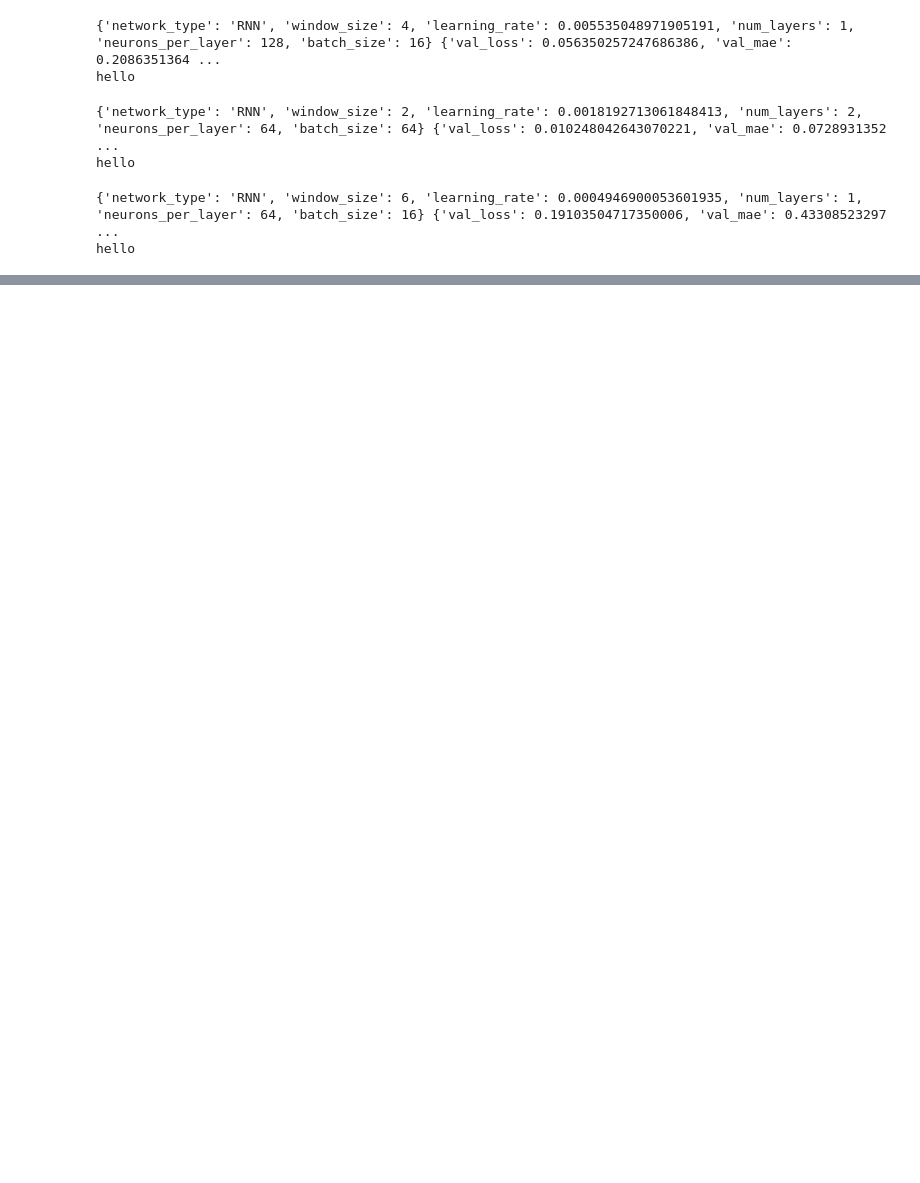
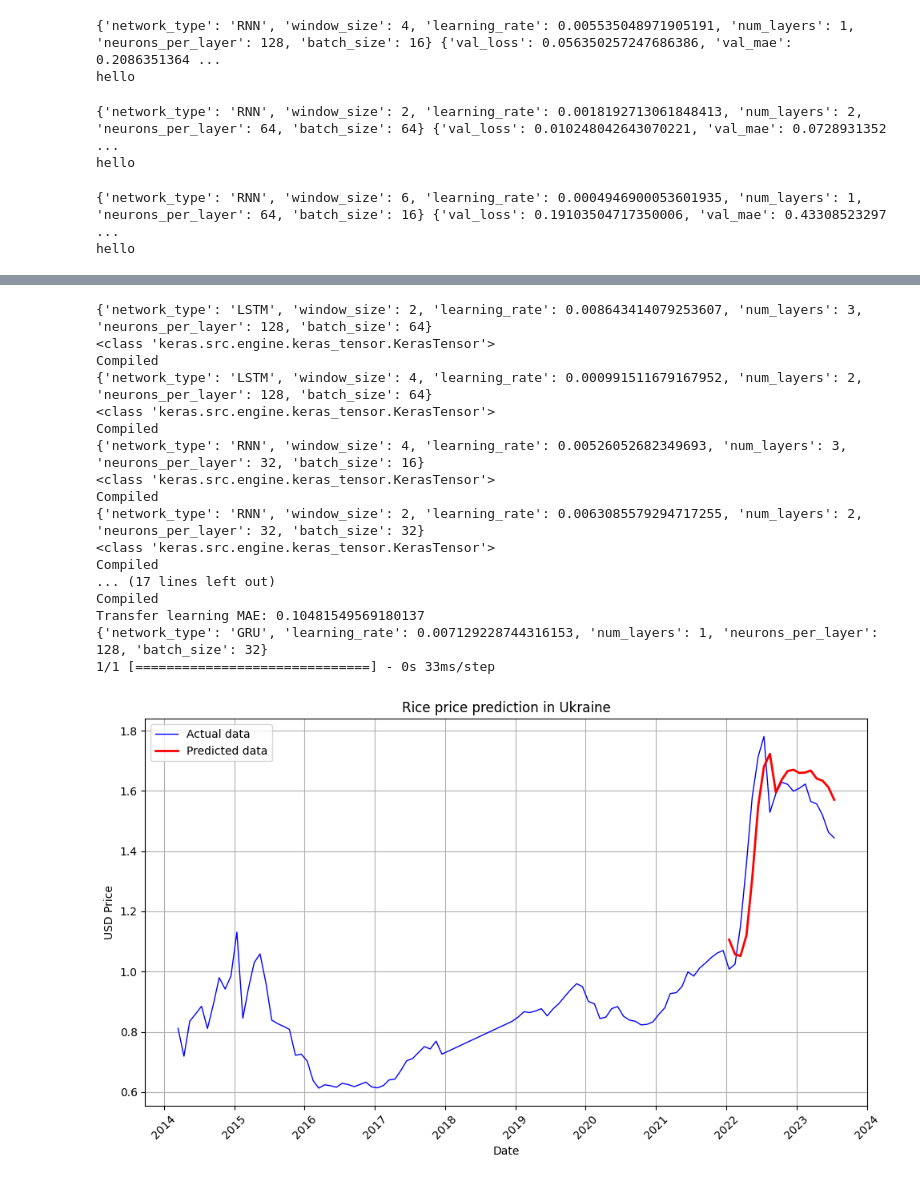
Before and after one commit to JanaJankovic/transfer-learning, a Jupyter notebook: src/model.ipynb, the cells around one changed output, grey strips where cells are left out. Drawn from its saved outputs; the diff is of its cells as text; code cells hidden in the pictures; blank space fills up the shorter version.

Commit message:
add transfer learning

```diff
--- a/src/model.ipynb
+++ b/src/model.ipynb
@@ -86,7 +88,32 @@ vis.plot_evaluations(small_datasets, commodity, c.get_small_model_results())
 # %%
 small_df = pd.read_csv(c.get_countries(commodity, 'Ukraine')['processed'])
-for result in results:
-    transfer_model, mse, mae = train.transfer_learning(small_df[['usdprice']], c.get_model_filename(country, commodity), best_params['window_size'], param_grid, dataset_info, num_iterations=70)
-    transfer_model.save(c.get_tl_model_filename(country, 'Ukraine', commodity))
-    print(f'Transfer learning MSE: {mse}, MAE: {mae}')
-    vis.plot_model_prediction(small_df, transfer_model, best_params, c.get_scaler_filename(country, commodity), f'{commodity} price prediction in {country}')
+
+india_metadata = tls.get_result(c.get_large_model_results(), 'India', commodity)
+window_size = india_metadata['best_params']['window_size']
+
+transfer_model, best_params, metrics = tl.random_search_transfer_learning(small_df[['usdprice']], c.get_model_filename('India', commodity), window_size, param_grid, {'country': 'India', 'commodity': commodity}, 10)
+
+
+print(f"Transfer learning MAE: {metrics['mae']}")
+print(best_params)
+
+vis.plot_model_prediction(small_df, transfer_model, india_metadata['best_params'], c.get_scaler_filename('Ukraine', commodity), f'{commodity} price prediction in Ukraine')
+# %% [output]
+{'network_type': 'LSTM', 'window_size': 2, 'learning_rate': 0.008643414079253607, 'num_layers': 3, 'neurons_per_layer': 128, 'batch_size': 64}
+<class 'keras.src.engine.keras_tensor.KerasTensor'>
+Compiled
+{'network_type': 'LSTM', 'window_size': 4, 'learning_rate': 0.000991511679167952, 'num_layers': 2, 'neurons_per_layer': 128, 'batch_size': 64}
+<class 'keras.src.engine.keras_tensor.KerasTensor'>
+Compiled
+{'network_type': 'RNN', 'window_size': 4, 'learning_rate': 0.00526052682349693, 'num_layers': 3, 'neurons_per_layer': 32, 'batch_size': 16}
+<class 'keras.src.engine.keras_tensor.KerasTensor'>
+Compiled
+{'network_type': 'RNN', 'window_size': 2, 'learning_rate': 0.0063085579294717255, 'num_layers': 2, 'neurons_per_layer': 32, 'batch_size': 32}
+<class 'keras.src.engine.keras_tensor.KerasTensor'>
+Compiled
+... (17 lines left out)
+Compiled
+Transfer learning MAE: 0.10481549569180137
+{'network_type': 'GRU', 'learning_rate': 0.007129228744316153, 'num_layers': 1, 'neurons_per_layer': 128, 'batch_size': 32}
+1/1 [==============================] - 0s 33ms/step
+[figure, added]
```
Also changed, not shown: parts of 4 cells of this notebook, 13 other files.
